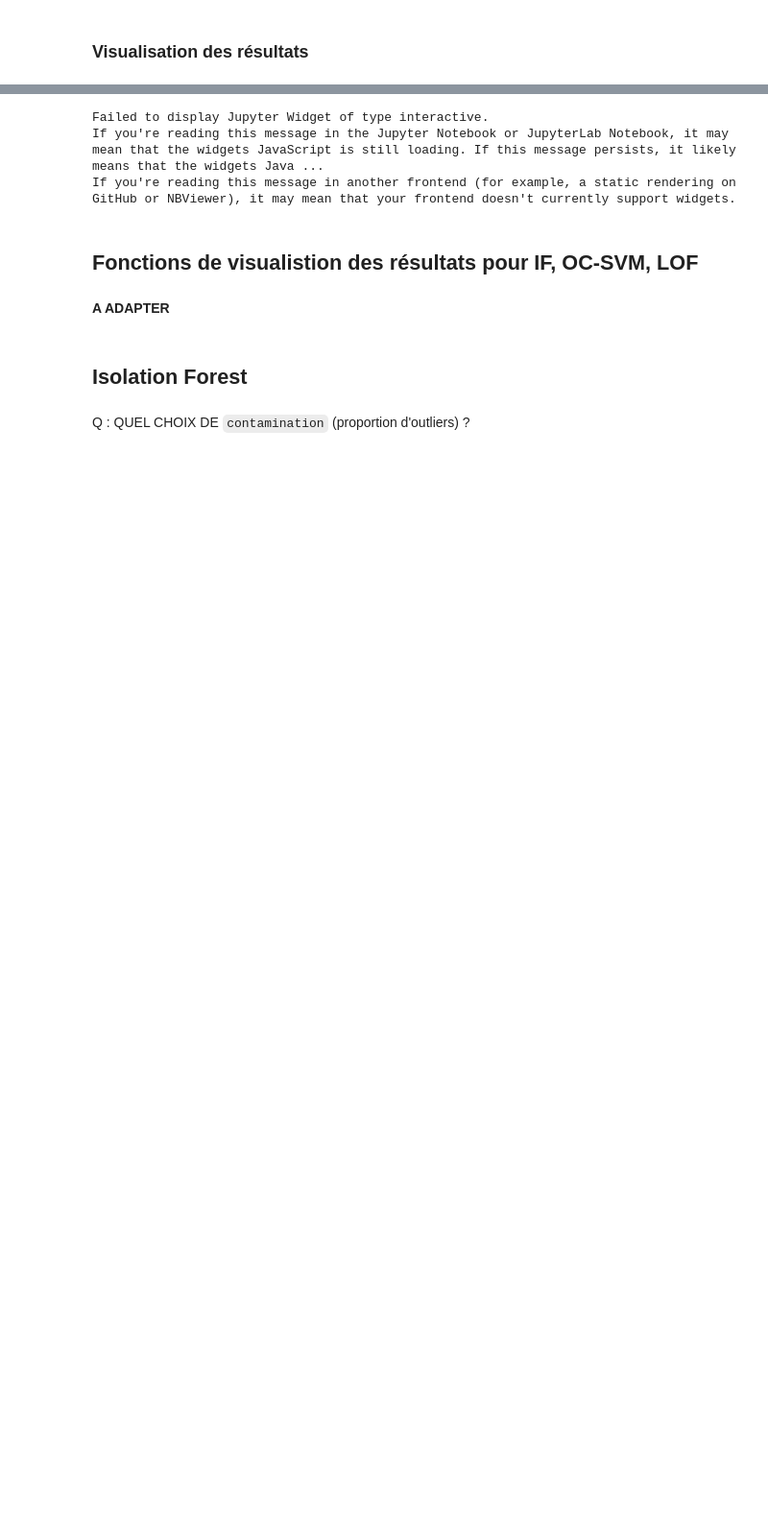
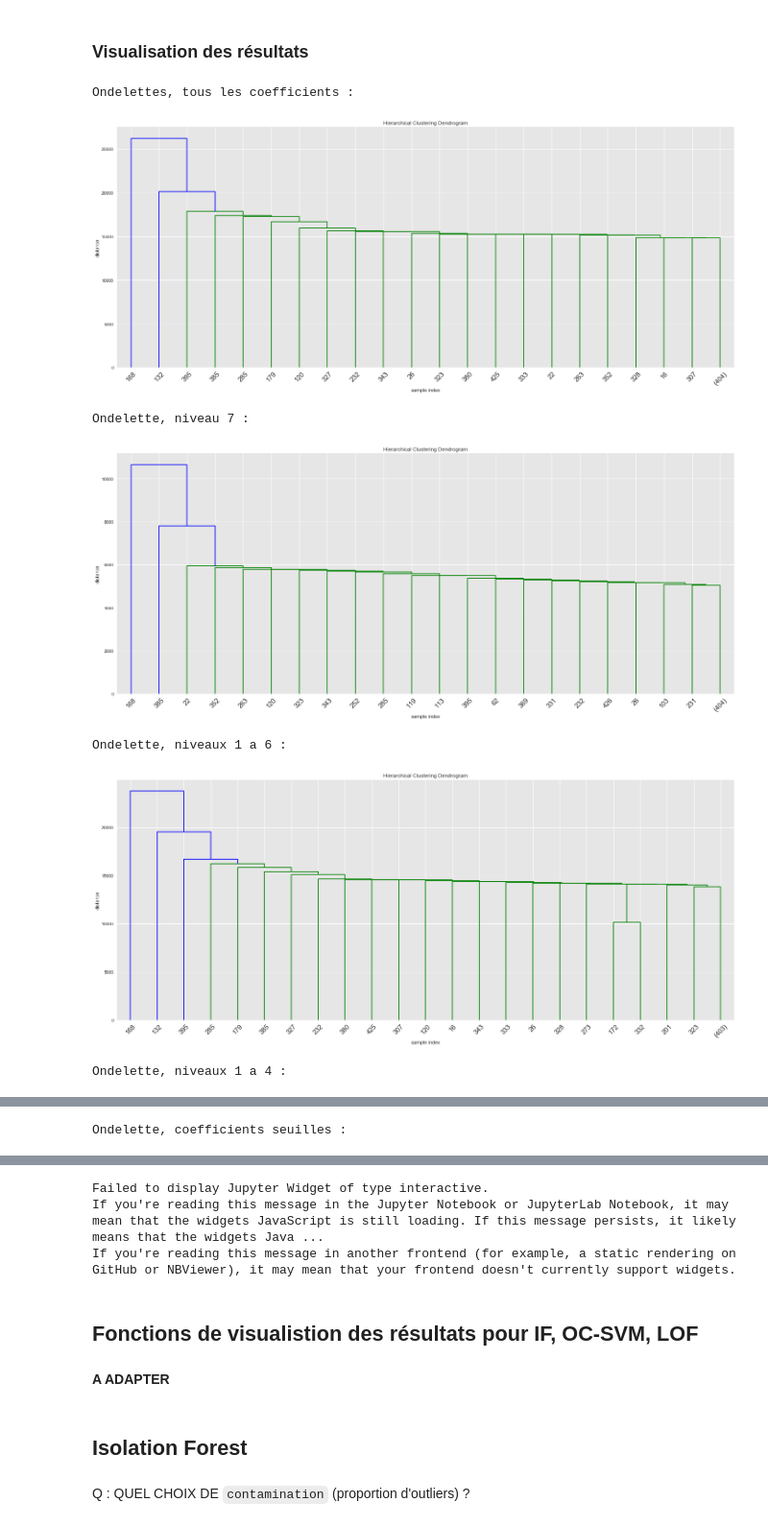
Before and after one commit to PaulCharnay/Projet_Anomalies, a Jupyter notebook: Ondelettes.ipynb, the cells around one changed output, grey strips where cells are left out. Shown at 96% size. Saved outputs shown, nothing was run; the diff lists cells and outputs as text; code cells hidden in the pictures; blank space fills up the shorter version.

```diff
--- a/Ondelettes.ipynb
+++ b/Ondelettes.ipynb
@@ -187,2 +212,44 @@ def plot_dendrogram(Z,p):
+# %%
+# Tous les coefficients d'ondelettes
+Z_ond = sch.linkage(Coeff, 'single')
+C = np.array([c[0] for c in sch.cut_tree(Z_ond,5)])
+CT_ond = pd.DataFrame(list(C), columns=["HCA_cluster"])
+# Ondelettes de niveau 7
+Z_ond7 = sch.linkage(Coeff7, 'single')
+C = np.array([c[0] for c in sch.cut_tree(Z_ond7,5)])
+CT_ond7 = pd.DataFrame(list(C), columns=["HCA_cluster"])
+# Ondelettes de niveau 1 à 6
+Z_ondA6 = sch.linkage(CoeffA6, 'single')
+C = np.array([c[0] for c in sch.cut_tree(Z_ondA6,5)])
+CT_ondA6 = pd.DataFrame(list(C), columns=["HCA_cluster"])
+# Ondelettes de niveau 1 à 4
+Z_ondA4 = sch.linkage(CoeffA4, 'single')
+C = np.array([c[0] for c in sch.cut_tree(Z_ondA4,5)])
+CT_ondA4 = pd.DataFrame(list(C), columns=["HCA_cluster"])
+# Coefficients seuillés
+Z_ondT = sch.linkage(TCoeff, 'single')
+C = np.array([c[0] for c in sch.cut_tree(Z_ondT,5)])
+CT_ondT = pd.DataFrame(list(C), columns=["HCA_cluster"])
 # %% [markdown]
 ### Visualisation des résultats
+# %%
+p=20
+print("Ondelettes, tous les coefficients :")
+plot_dendrogram(Z_ond,p)
+print("Ondelette, niveau 7 :")
+plot_dendrogram(Z_ond7,p)
+print("Ondelette, niveaux 1 a 6 :")
+plot_dendrogram(Z_ondA6,p)
+print("Ondelette, niveaux 1 a 4 :")
+plot_dendrogram(Z_ondA4,p)
+print("Ondelette, coefficients seuilles :")
+plot_dendrogram(Z_ondT,p)
+plt.show()
+# %% [output]
+Ondelettes, tous les coefficients :
+[figure, added]
+Ondelette, niveau 7 :
+[figure, added]
+Ondelette, niveaux 1 a 6 :
+[figure, added]
+Ondelette, niveaux 1 a 4 :
@@ -188,0 +257 @@ def plot_dendrogram(Z,p):
+Ondelette, coefficients seuilles :
```
Also changed, not shown: parts of 9 cells of this notebook.
